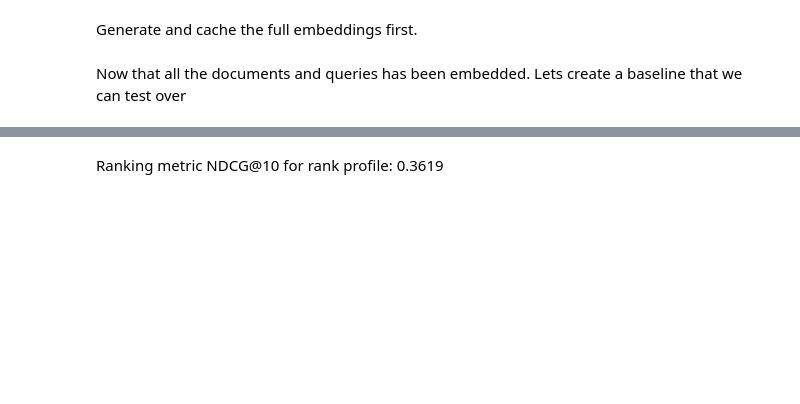
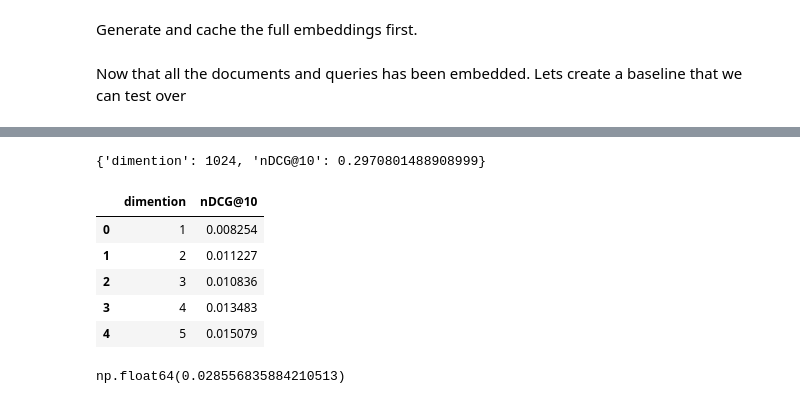
Before and after one commit to YashasviMantha/matryoshka-analysis, a Jupyter notebook: analysis.ipynb, the cells around one changed output, grey strips where cells are left out. Drawn from its saved outputs; the diff is of its cells as text; code cells hidden in the pictures; blank space fills up the shorter version.

```diff
--- a/analysis.ipynb
+++ b/analysis.ipynb
@@ -92,21 +97,43 @@ delete_collection(chroma_client)
+# %%
+test_dataset = ir_datasets.load("beir/nfcorpus/test")
+
+
+@persistent_cache.persistent_cache(
+    directory="./.cache/analysis/", hash_filenames=True, file_type="json"
+)
+def analyse_for_dimention(dimention):
+    run_results = []
+    metrics = [nDCG @ 10]
+
+    delete_collection(chroma_client)
+    chroma_collection_documents = create_collection(chroma_client)
+    index_docs(chroma_collection_documents, retain_dim=dimention)
+
+    for query in test_dataset.queries_iter():
+        qid = query.query_id
+        query_text = query.text
+        query_embeddings = fetch_query_embeddings(query_text)[:dimention]
+        run_results.extend(search(chroma_collection_documents, qid, query_embeddings))
+
+    metrics = calc_aggregate(metrics, test_dataset.qrels, run_results)
+
+    return {"dimention": dimention, "nDCG@10": metrics[nDCG @ 10]}
+
+
+analyse_for_dimention(1024)
+# %% [output]
+{'dimention': 1024, 'nDCG@10': 0.2970801488908999}
 # %%
-test_dataset = ir_datasets.load("beir/nfcorpus/test")
 results = []
+START_DIM = 1
+END_DIM = 1024 + 1
+for dim in tqdm(
+    range(START_DIM, END_DIM),
+    total=END_DIM - START_DIM,
+    desc="Running with DIM",
+):
+    run_results = analyse_for_dimention(dim)
+    results.append(run_results)
 
-for dim in tqdm(range(1, EMBED_DIM + 1), desc="Running with DIM"):
-    run_results = []
-    metrics = [nDCG @ 10]
 
-    delete_collection(chroma_client)
-    chroma_collection_documents = create_collection(chroma_client)
-    index_docs(retain_dim=dim)
-
-    for query in test_dataset.queries_iter():
-        qid = query.query_id
-        query_text = query.text
-        query_embeddings = fetch_query_embeddings(query_text)[:dim]
-        run_results.extend(search(qid, query_embeddings))
-
-    metrics = calc_aggregate(metrics, test_dataset.qrels, run_results)
-    results.append({"dimention": dim, "nDCG@10": metrics[nDCG @ 10]})
 # print("Ranking metric NDCG@10 {:.4f}".format(metrics[nDCG @ 10]))
@@ -118,2 +140,19 @@ results_df.to_csv("./analysis_results_all_dim.csv")
-# %% [markdown]
-Ranking metric NDCG@10 for rank profile: 0.3619
+# %%
+df = pd.DataFrame(results)
+# df.to_csv("./files/results.csv")
+df.head()
+# %% [output]
+|  | dimention | nDCG@10 |
+| 0 | 1 | 0.008254 |
+| 1 | 2 | 0.011227 |
+| 2 | 3 | 0.010836 |
+| 3 | 4 | 0.013483 |
+| 4 | 5 | 0.015079 |
+# %%
+def fetch_score_for_dim(dim, df=df):
+    return df[df["dimention"] == dim].iloc[0]["nDCG@10"]
+
+
+fetch_score_for_dim(10)
+# %% [output]
+np.float64(0.028556835884210513)
```
Also changed, not shown: parts of 6 cells of this notebook, 4 other files.
